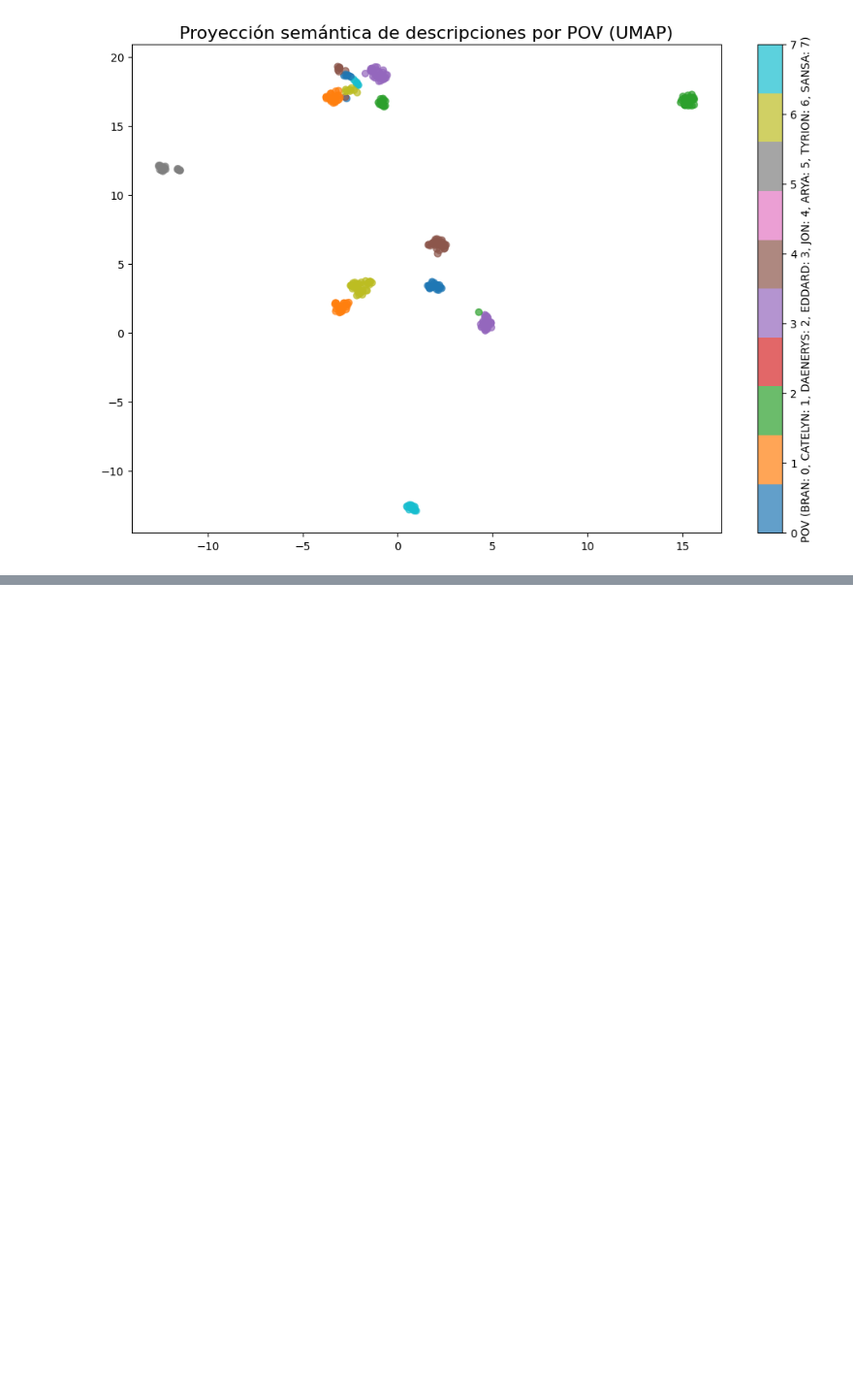
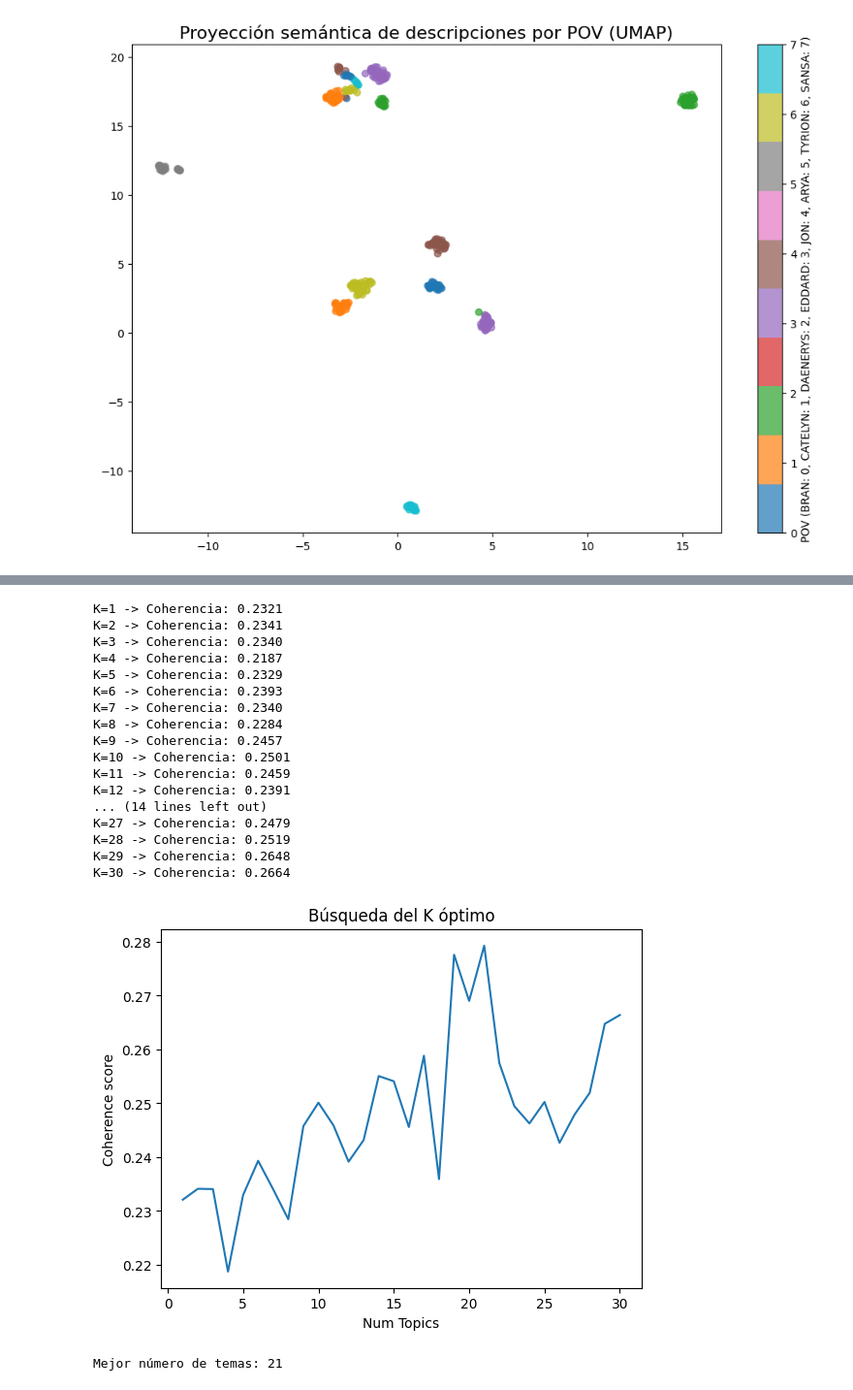
Before and after one commit to JuanArizaCoding/PROYECTO-FINAL-NLP-DL, a Jupyter notebook: Untitled0 (1).ipynb, the cells around one changed output, grey strips where cells are left out. Shown at 97% size. Cells and saved outputs as stored; diff of their text form; code cells hidden in the pictures; blank space fills up the shorter version.

```diff
--- a/Untitled0 (1).ipynb
+++ b/Untitled0 (1).ipynb
@@ -764,0 +773,62 @@ Notes:
+# %%
+documents_libro = [str(text).split() for text in df_libro['documents']]
+
+dictionary_libro = corpora.Dictionary(documents_libro)
+
+corpus_libro = [dictionary_libro.doc2bow(doc) for doc in documents_libro]
+
+documents_resumenes = [str(text).split() for text in df_resumenes['documents']]
+
+dictionary_resumenes = corpora.Dictionary(documents_resumenes)
+
+corpus_resumenes = [dictionary_resumenes.doc2bow(doc) for doc in documents_resumenes]
+
+documents_total = [str(text).split() for text in df['documents']]
+
+dictionary_total = corpora.Dictionary(documents_total)
+
+corpus_total = [dictionary_total.doc2bow(doc) for doc in documents_total]
+# %%
+def evaluate_graph(dictionary, corpus, texts, limit):
+    c_scores = []
+    models = []
+    for k in range(1, limit + 1, 1):
+        model = LdaModel(corpus=corpus, id2word=dictionary, num_topics=k, random_state=42, passes=10)
+        coherence_model = CoherenceModel(model=model, texts=texts, dictionary=dictionary, coherence='c_v')
+        c_scores.append(coherence_model.get_coherence())
+        models.append(model)
+        print(f"K={k} -> Coherencia: {c_scores[-1]:.4f}")
+    return models, c_scores
+
+limit_k = 30
+models_libro, scores_libro = evaluate_graph(dictionary_libro, corpus_libro, documents_libro, limit_k)
+
+plt.plot(range(1, limit_k + 1), scores_libro)
+plt.xlabel("Num Topics")
+plt.ylabel("Coherence score")
+plt.title("Búsqueda del K óptimo")
+plt.show()
+
+best_index_libro = np.argmax(scores_libro)
+lda_model_libro = models_libro[best_index_libro]
+print(f"Mejor número de temas: {(best_index_libro + 1)}")
+# %% [output]
+K=1 -> Coherencia: 0.2321
+K=2 -> Coherencia: 0.2341
+K=3 -> Coherencia: 0.2340
+K=4 -> Coherencia: 0.2187
+K=5 -> Coherencia: 0.2329
+K=6 -> Coherencia: 0.2393
+K=7 -> Coherencia: 0.2340
+K=8 -> Coherencia: 0.2284
+K=9 -> Coherencia: 0.2457
+K=10 -> Coherencia: 0.2501
+K=11 -> Coherencia: 0.2459
+K=12 -> Coherencia: 0.2391
+... (14 lines left out)
+K=27 -> Coherencia: 0.2479
+K=28 -> Coherencia: 0.2519
+K=29 -> Coherencia: 0.2648
+K=30 -> Coherencia: 0.2664
+[figure, added]
+Mejor número de temas: 21
```
Also changed, not shown: parts of 14 cells of this notebook.
